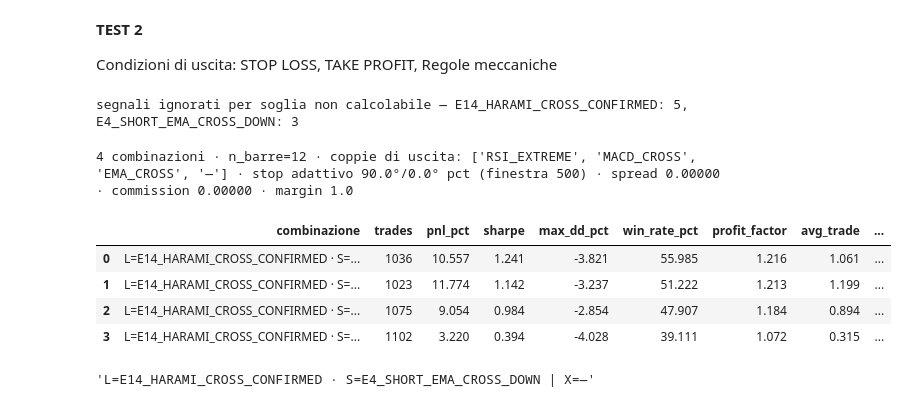
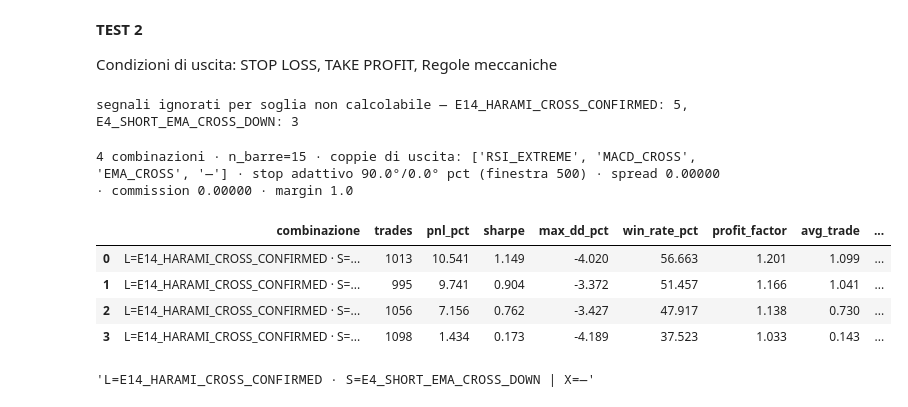
Before and after one commit to matti410/Trading-System-Creator_V4, a Jupyter notebook: Trading_Grid_Search_v4_backtesting.ipynb, the cells around one changed output. Saved outputs shown, nothing was run; the diff lists cells and outputs as text; code cells hidden in the pictures.

```diff
--- a/Trading_Grid_Search_v4_backtesting.ipynb
+++ b/Trading_Grid_Search_v4_backtesting.ipynb
@@ -189,7 +185,7 @@ Ogni linea è una condizione, asse orizzontale le barre dal trigger, verticale l
 
 Guarda la **forma**: sale e prosegue = il movimento continua; sale e si appiattisce = il vantaggio ha una scadenza (è lì l'orizzonte del trade); sale e ridiscende = quello che guadagnavi lo restituisci.
 # %%
-H = 12
+H = 15
 MIN_TRADES = 200
 # %%
 ev = eng.event_study.run_event_study(df_is, horizon=H, min_trades=MIN_TRADES)
@@ -334,21 +333,21 @@ Condizioni di uscita: STOP LOSS, TAKE PROFIT, Regole meccaniche
 # %%
 es = run_exit_search_bt(df_is,
                         entry_cols_long=["E14_HARAMI_CROSS_CONFIRMED"],
                         entry_cols_short=["E4_SHORT_EMA_CROSS_DOWN"],
                         n_barre=H,
                         exit_rule_pairs=["RSI_EXTREME", "MACD_CROSS",
                                          "EMA_CROSS", None],
-                        perc_sl=90.0, perc_tp=0.0, commission=0.0,
+                        perc_sl=90.0, perc_tp=0.0, commission=0,
                         min_trades=30,)
 es.top(10)
 # %% [output]
 segnali ignorati per soglia non calcolabile — E14_HARAMI_CROSS_CONFIRMED: 5, E4_SHORT_EMA_CROSS_DOWN: 3
-4 combinazioni · n_barre=12 · coppie di uscita: ['RSI_EXTREME', 'MACD_CROSS', 'EMA_CROSS', '—'] · stop adattivo 90.0°/0.0° pct (finestra 500) · spread 0.00000 · commission 0.00000 · margin 1.0
+4 combinazioni · n_barre=15 · coppie di uscita: ['RSI_EXTREME', 'MACD_CROSS', 'EMA_CROSS', '—'] · stop adattivo 90.0°/0.0° pct (finestra 500) · spread 0.00000 · commission 0.00000 · margin 1.0
 |  | combinazione | trades | pnl_pct | sharpe | max_dd_pct | win_rate_pct | profit_factor | avg_trade | ... |
-| 0 | L=E14_HARAMI_CROSS_CONFIRMED · S=... | 1036 | 10.557 | 1.241 | -3.821 | 55.985 | 1.216 | 1.061 | ... |
-| 1 | L=E14_HARAMI_CROSS_CONFIRMED · S=... | 1023 | 11.774 | 1.142 | -3.237 | 51.222 | 1.213 | 1.199 | ... |
-| 2 | L=E14_HARAMI_CROSS_CONFIRMED · S=... | 1075 | 9.054 | 0.984 | -2.854 | 47.907 | 1.184 | 0.894 | ... |
-| 3 | L=E14_HARAMI_CROSS_CONFIRMED · S=... | 1102 | 3.220 | 0.394 | -4.028 | 39.111 | 1.072 | 0.315 | ... |
+| 0 | L=E14_HARAMI_CROSS_CONFIRMED · S=... | 1013 | 10.541 | 1.149 | -4.020 | 56.663 | 1.201 | 1.099 | ... |
+| 1 | L=E14_HARAMI_CROSS_CONFIRMED · S=... | 995 | 9.741 | 0.904 | -3.372 | 51.457 | 1.166 | 1.041 | ... |
+| 2 | L=E14_HARAMI_CROSS_CONFIRMED · S=... | 1056 | 7.156 | 0.762 | -3.427 | 47.917 | 1.138 | 0.730 | ... |
+| 3 | L=E14_HARAMI_CROSS_CONFIRMED · S=... | 1098 | 1.434 | 0.173 | -4.189 | 37.523 | 1.033 | 0.143 | ... |
 # %%
 es.top(10).iloc[1]['combinazione']
 # %% [output]
```
Also changed, not shown: parts of 15 cells of this notebook.
